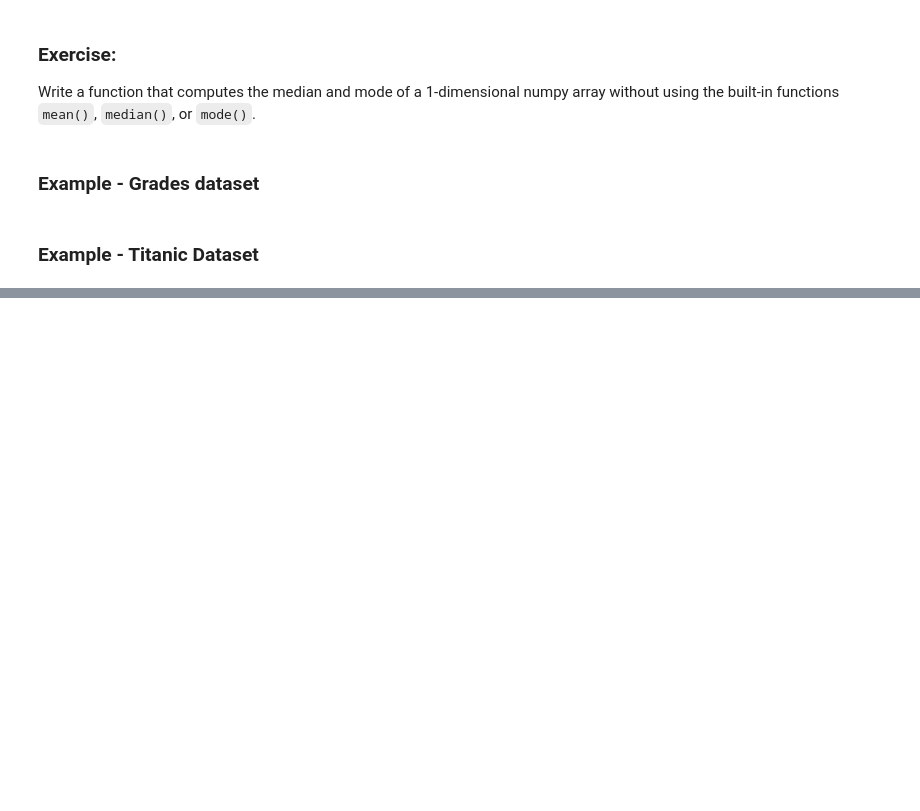
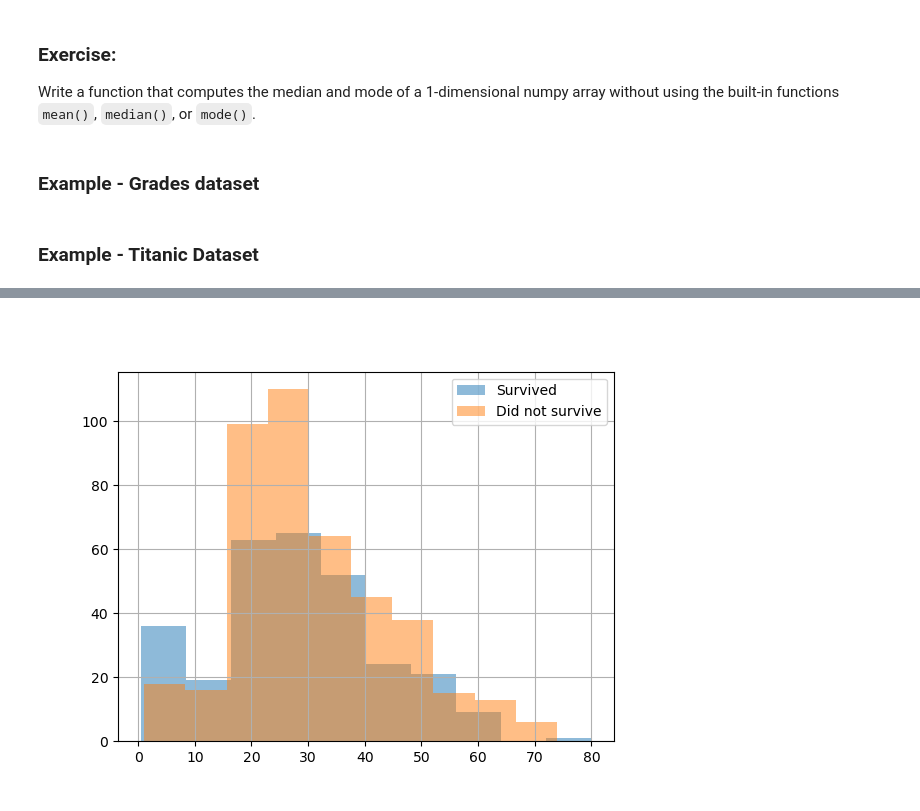
Before and after one commit to bourdin/MATH1MP3_W2026, a Jupyter notebook: Notebooks/C01/11-Pandas-2.ipynb, the cells around one changed output, grey strips where cells are left out. Cells and saved outputs as stored; diff of their text form; code cells hidden in the pictures; blank space fills up the shorter version.

```diff
--- a/Notebooks/C01/11-Pandas-2.ipynb
+++ b/Notebooks/C01/11-Pandas-2.ipynb
@@ -143,0 +254,7 @@ titanic[titanic.Survived == 1].describe()
+# %%
+titanic[titanic['Survived'] == 1]['Age'].hist(alpha=0.5, label='Survived')
+titanic[titanic['Survived'] == 0]['Age'].hist(alpha=0.5, label='Did not survive')
+plt.legend()
+plt.show()
+# %% [output]
+[figure, added]
```
Also changed, not shown: parts of 25 cells of this notebook, 2 other files.
